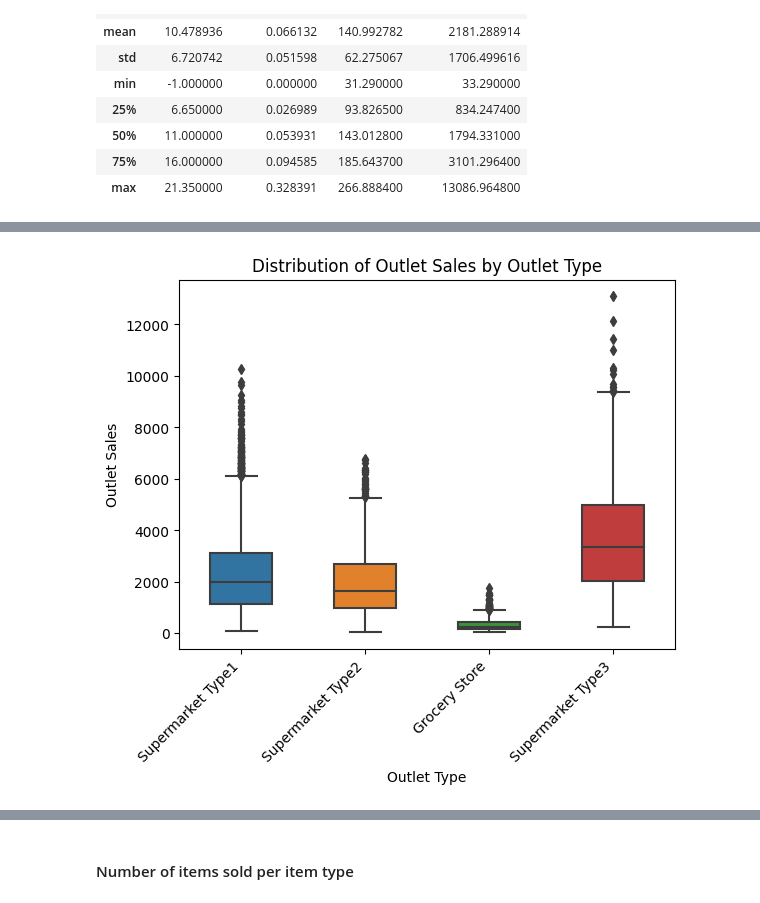
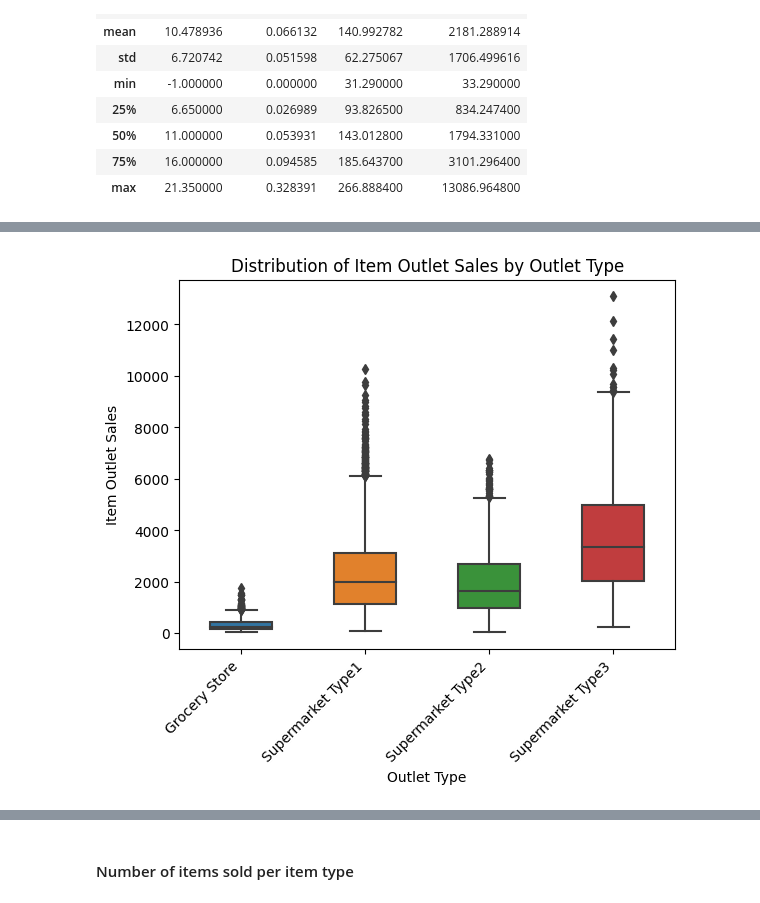
Before and after one commit to itan-s/Prediction-of-Product-Sales, a Jupyter notebook: Prediction-of-Product-Sales.ipynb, the cells around one changed output, grey strips where cells are left out. Drawn from its saved outputs; the diff is of its cells as text; code cells hidden in the pictures.

```diff
--- a/Prediction-of-Product-Sales.ipynb
+++ b/Prediction-of-Product-Sales.ipynb
@@ -368,9 +375,9 @@ ax2.set(title = 'Distribution of Outlet Sales of Items', ylabel = 'Frequency', x
 # %%
 # Create a boxplot of the values of Item_Outlet_Sales per outlet type
-ax3 = sns.boxplot(data = df, y = 'Item_Outlet_Sales', width = 0.5, x = 'Outlet_Type')
+ax3 = sns.boxplot(data = df, y = 'Item_Outlet_Sales', width = 0.5, x = 'Outlet_Type', order = ['Grocery Store', 'Supermarket Type1', 'Supermarket Type2', 'Supermarket Type3'])
 ax3.set_xticklabels(ax3.get_xticklabels(), rotation=45, ha='right');
-ax3.set(title = 'Distribution of Outlet Sales by Outlet Type', ylabel = 'Outlet Sales', xlabel = 'Outlet Type');
+ax3.set(title = 'Distribution of Item Outlet Sales by Outlet Type', ylabel = 'Item Outlet Sales', xlabel = 'Outlet Type');
 # %% [output]
-[figure, old version]
+[figure, new version]
 # %%
 # Create a boxplot of the values of Item_Outlet_Sales per outlet location type
```
Also changed, not shown: parts of 96 cells of this notebook.
